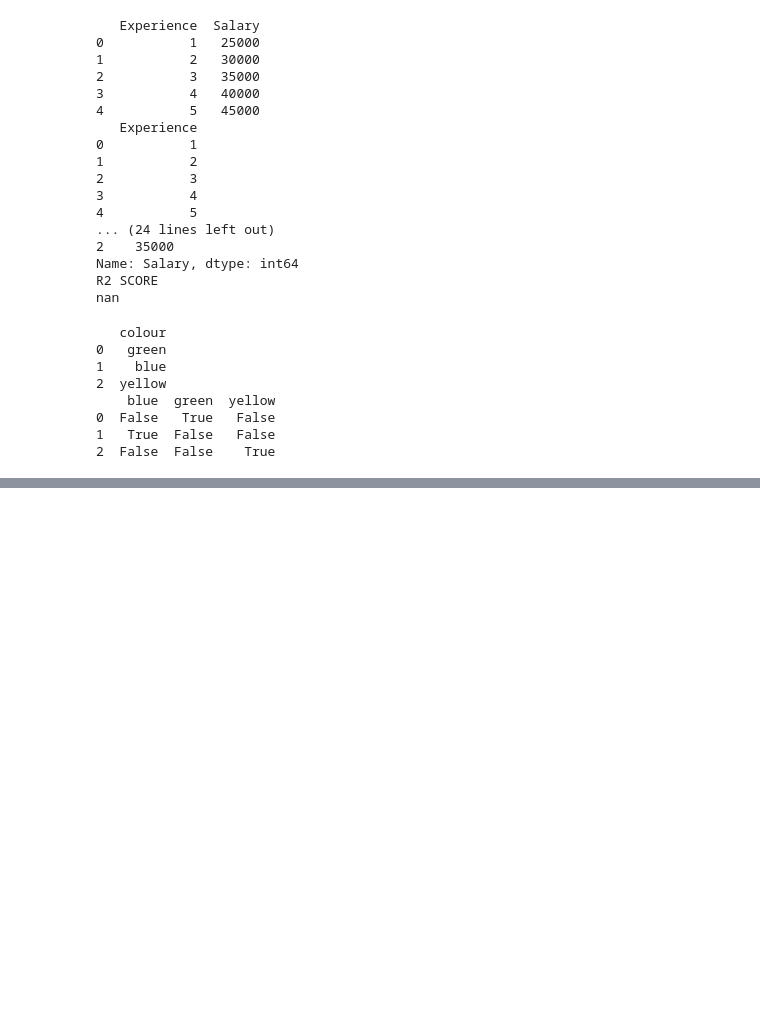
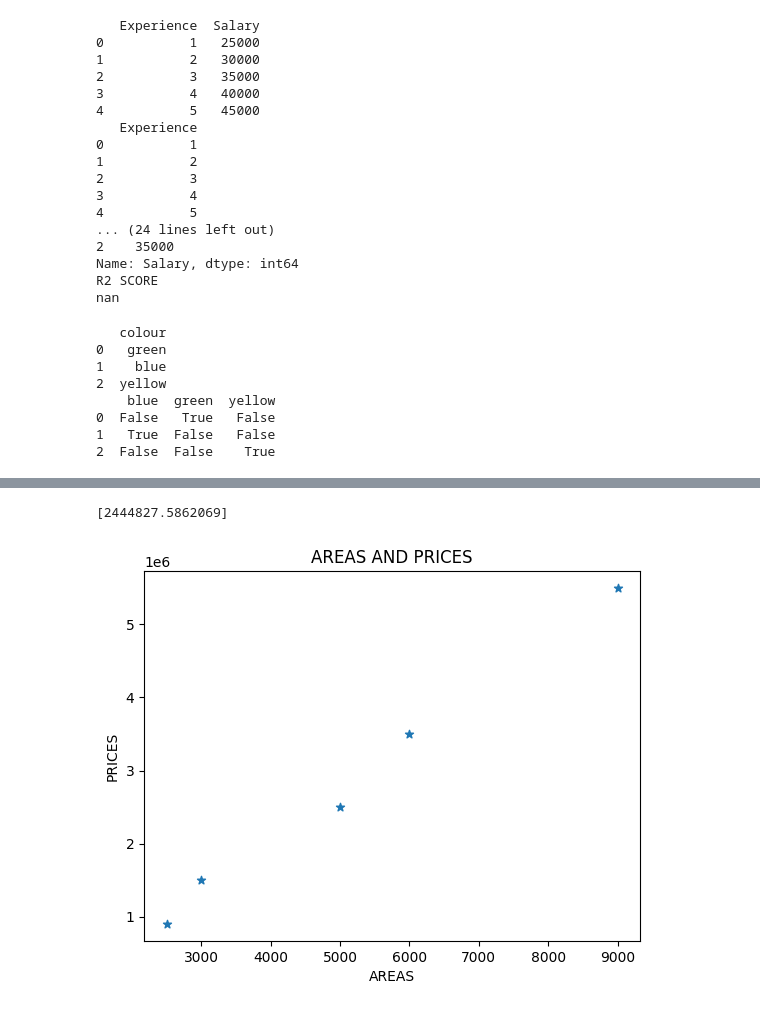
Before and after one commit to keerthimareedu3/keerthi, a Jupyter notebook: practices.ipynb, the cells around one changed output, grey strips where cells are left out. Drawn from its saved outputs; the diff is of its cells as text; code cells hidden in the pictures; blank space fills up the shorter version.

```diff
--- a/practices.ipynb
+++ b/practices.ipynb
@@ -678,0 +748,26 @@ print(add)
+# %%
+from sklearn.linear_model import LinearRegression
+import pandas as pd
+import matplotlib.pyplot as plt
+
+import warnings
+warnings.filterwarnings("ignore")
+values={
+    "area":[2500,3000,5000,6000,9000],
+    "room":[13,4,9,10,4],
+    "prices":[900000,1500000,2500000,3500000,5500000]
+}
+df=pd.DataFrame(values)
+x=df.drop('prices',axis="columns")
+y=df["prices"]
+obj=LinearRegression()
+obj.fit(x,y)
+print(obj.predict([[4500,5]]))
+plt.title("AREAS AND PRICES")
+plt.xlabel("AREAS")
+plt.ylabel("PRICES")
+plt.scatter(df.area,df.prices,marker="*")
+plt.show()
+# %% [output]
+[2444827.5862069]
+[figure, added]
```
Also changed, not shown: parts of 4 cells of this notebook.
